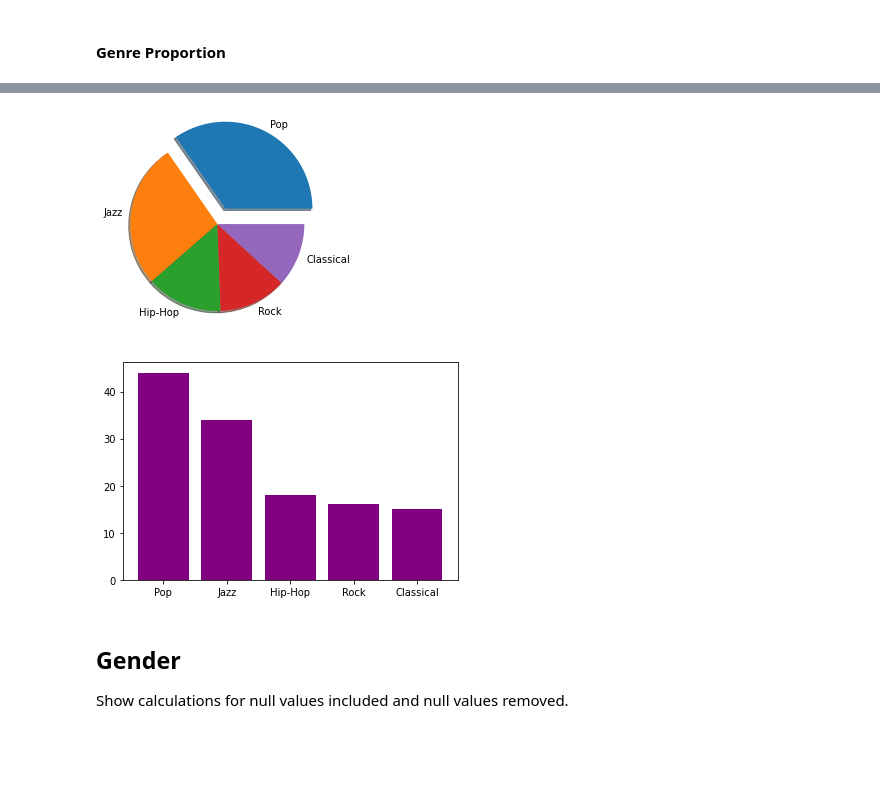
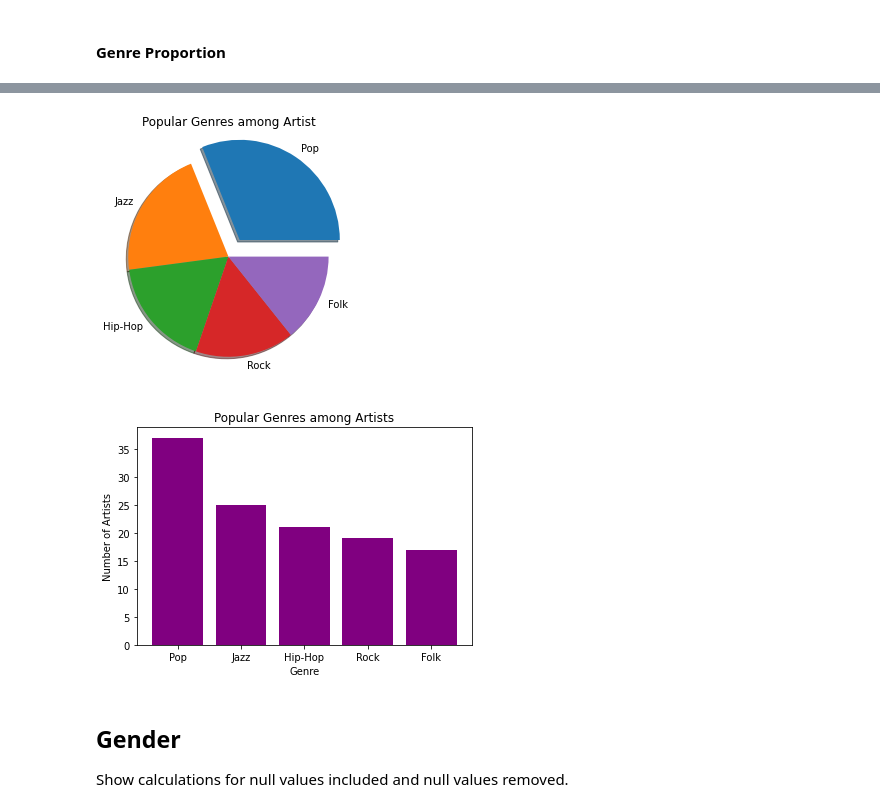
Before and after one commit to existentialplantperson/Week_08_COVID_analysis, a Jupyter notebook: Audio_Data_Update.ipynb, the cells around one changed output, grey strips where cells are left out. Cells and saved outputs as stored; diff of their text form; code cells hidden in the pictures; blank space fills up the shorter version.

Commit message:
created more visuals

```diff
--- a/Audio_Data_Update.ipynb
+++ b/Audio_Data_Update.ipynb
@@ -424,20 +429,25 @@ genre_proportion_top10
 # %%
-y = np.array([44, 34, 18, 16, 15])
-mylabels = ["Pop", "Jazz", "Hip-Hop", "Rock", "Classical"]
-myexplode = [0.2, 0, 0, 0, 0]
+x = [37, 25, 21, 19, 17]
+labels = ["Pop", "Jazz", "Hip-Hop", "Rock", "Folk"]
 
-plt.pie(y, labels = mylabels, explode = myexplode, shadow = True)
+fig, ax = plt.subplots()
+ax.pie(x, labels=labels, explode = myexplode, shadow = True)
+ax.set_title('Popular Genres among Artist')
+plt.tight_layout()
 plt.show()
 # %% [output]
-[figure, old version]
+[figure, new version]
 # %%
-x = ["Pop", "Jazz", "Hip-Hop", "Rock", "Classical"]
-y = [44, 34, 18, 16, 15]
+x = ["Pop", "Jazz", "Hip-Hop", "Rock", "Folk"]
+y = [37, 25, 21, 19, 17]
 
 plt.bar(x, y, color = "purple")
+plt.title('Popular Genres among Artists')
+plt.xlabel('Genre')
+plt.ylabel('Number of Artists')
 plt.show()
 # %% [output]
-[figure, old version]
+[figure, new version]
 # %% [markdown]
 ## Gender
 
```
Also changed, not shown: parts of 25 cells of this notebook.
